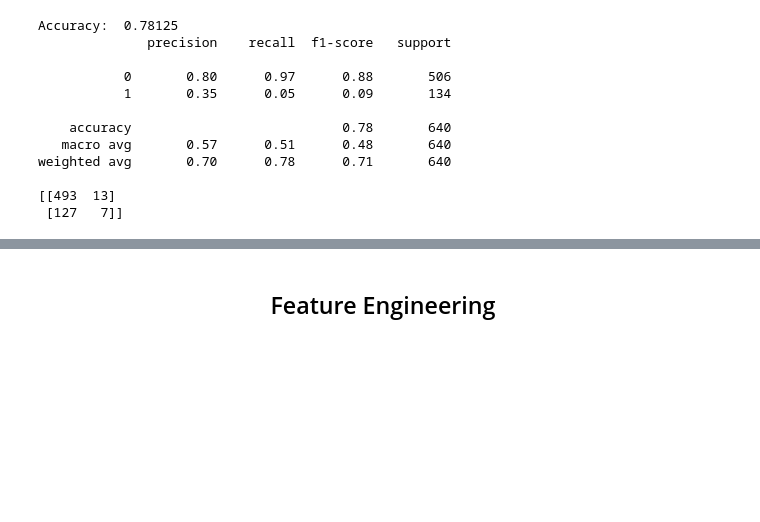
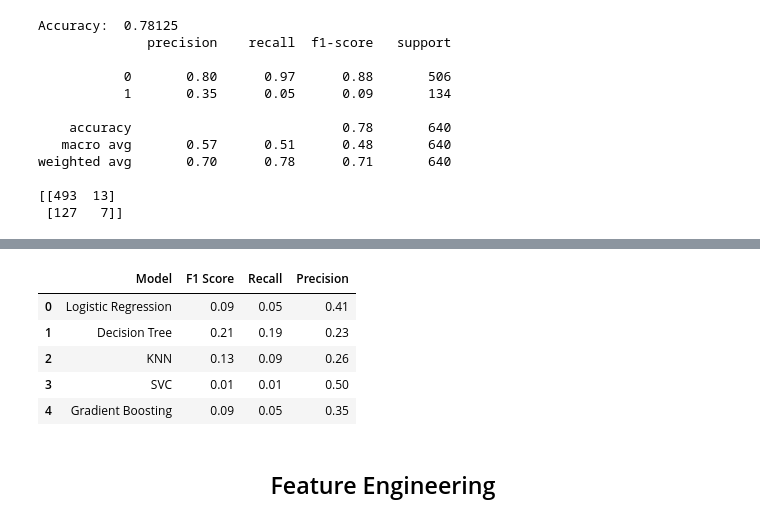
Before and after one commit to Gbekoilias/Auto-Insurance-Claim-Prediction, a Jupyter notebook: modeling.ipynb, the cells around one changed output, grey strips where cells are left out. Saved outputs shown, nothing was run; the diff lists cells and outputs as text; code cells hidden in the pictures; blank space fills up the shorter version.

Commit message:
evaluation metrics

```diff
--- a/modeling.ipynb
+++ b/modeling.ipynb
@@ -504,3 +523,34 @@ plt.show()
+# %%
+# Assuming models is a list of your trained models
+# and names is a list of the names of your models
+#provide a list of mytrained models
+models = [PIPEmodelLR, PIPEmodelDTC, PIPEmodelKNN, PIPEmodelSVC, PIPEmodelGBC]
+names = ["Logistic Regression", "Decision Tree", "KNN", "SVC", "Gradient Boosting"]
+metrics = []
+
+for name, model in zip(names, models):
+    # Get predictions
+    y_pred = model.predict(X_test)
+
+    # Calculate metrics
+    f1 = f1_score(y_test, y_pred)
+    recall = recall_score(y_test, y_pred)
+    precision = precision_score(y_test, y_pred)
+
+    # Append metrics to the list
+    metrics.append([name, f1, recall, precision])
+
+# Create a DataFrame from the metrics
+model_comparison = pd.DataFrame(metrics, columns=["Model", "F1 Score", "Recall", "Precision"])
+
+model_comparison
+# %% [output]
+|  | Model | F1 Score | Recall | Precision |
+| 0 | Logistic Regression | 0.09 | 0.05 | 0.41 |
+| 1 | Decision Tree | 0.21 | 0.19 | 0.23 |
+| 2 | KNN | 0.13 | 0.09 | 0.26 |
+| 3 | SVC | 0.01 | 0.01 | 0.50 |
+| 4 | Gradient Boosting | 0.09 | 0.05 | 0.35 |
 # %% [markdown]
 <h2 align='center'> Feature Engineering </h2>
 # %%
```
Also changed, not shown: parts of 3 cells of this notebook, 3 other files.
